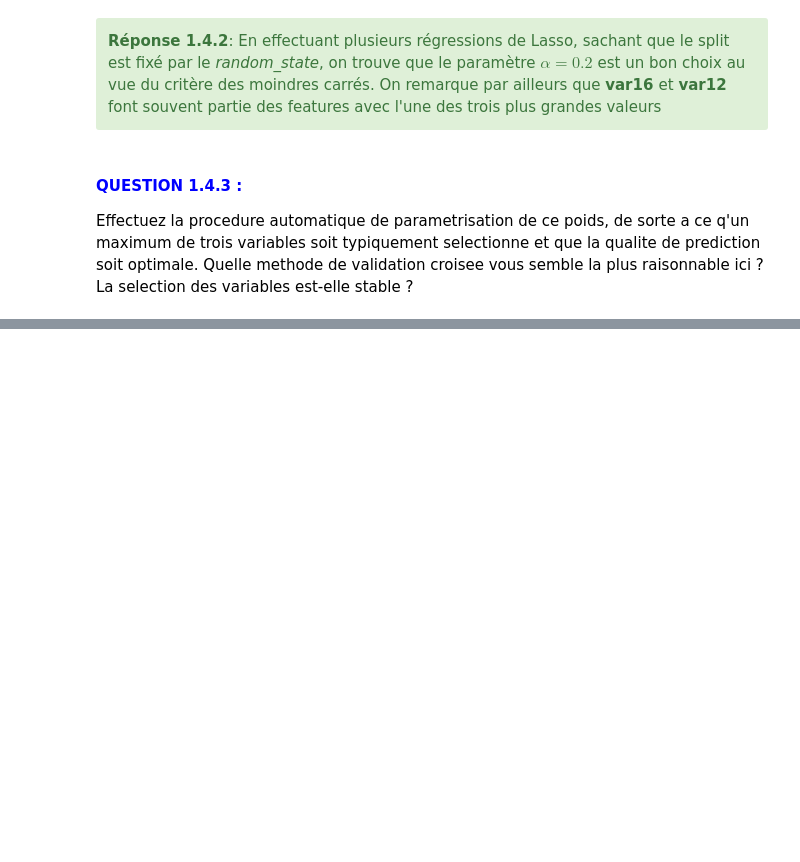
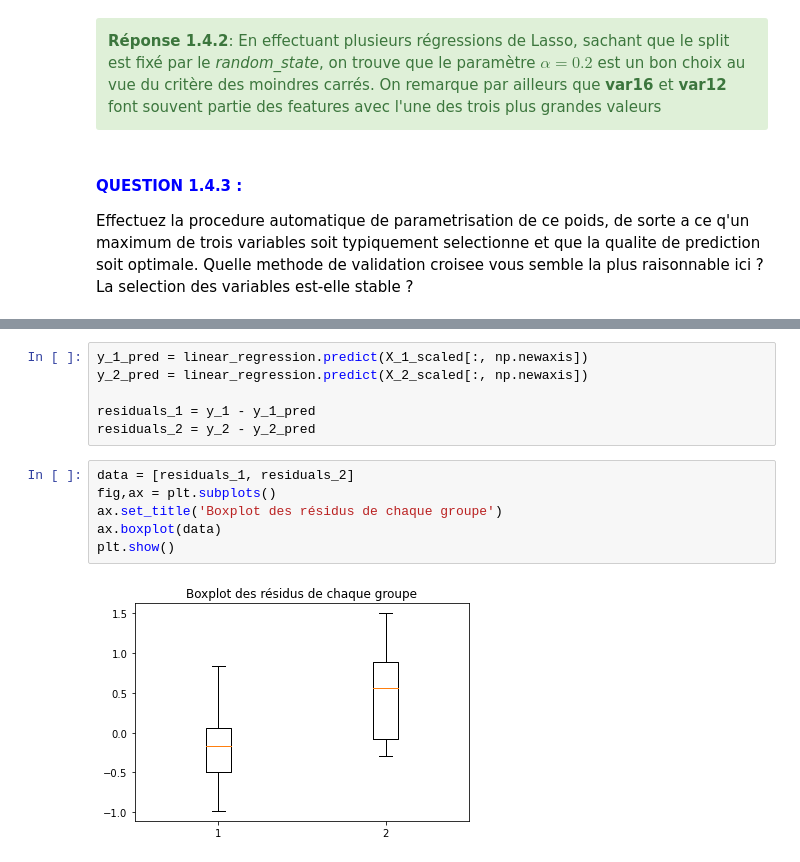
Before and after one commit to abfariah/BE_AML_Linear, a Jupyter notebook: STRANG_ROBINET.ipynb, the cells around one changed output, grey strips where cells are left out. Cells and saved outputs as stored; diff of their text form; blank space fills up the shorter version.

```diff
--- a/STRANG_ROBINET.ipynb
+++ b/STRANG_ROBINET.ipynb
@@ -674,0 +687,14 @@ MSE for this model is 0.3280917181485785
+# %%
+y_1_pred = linear_regression.predict(X_1_scaled[:, np.newaxis])
+y_2_pred = linear_regression.predict(X_2_scaled[:, np.newaxis])
+
+residuals_1 = y_1 - y_1_pred
+residuals_2 = y_2 - y_2_pred
+# %%
+data = [residuals_1, residuals_2]
+fig,ax = plt.subplots()
+ax.set_title('Boxplot des résidus de chaque groupe')
+ax.boxplot(data)
+plt.show()
+# %% [output]
+[figure, added]
```
Also changed, not shown: parts of 36 cells of this notebook.
